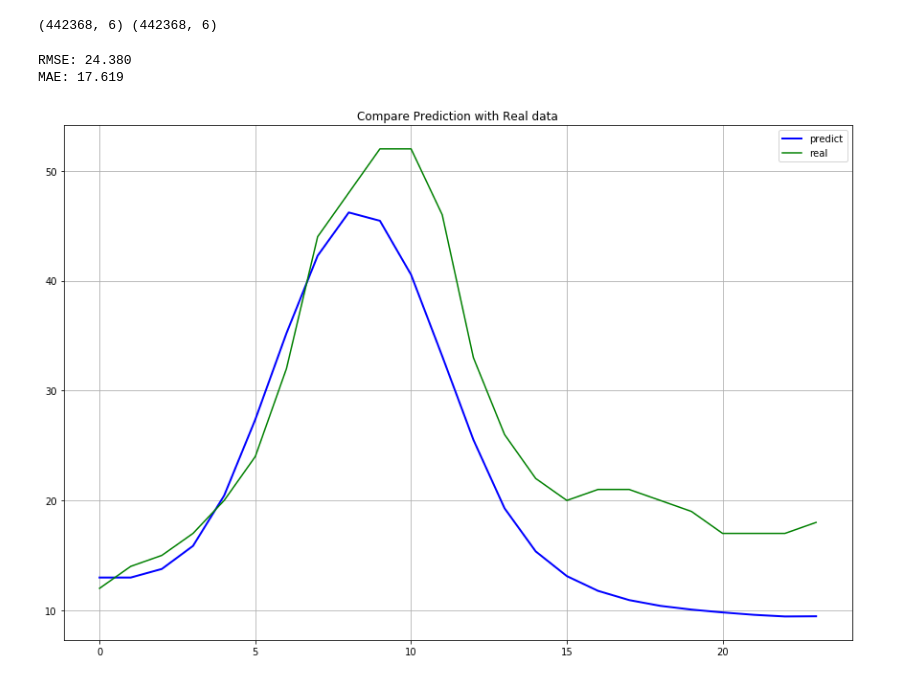
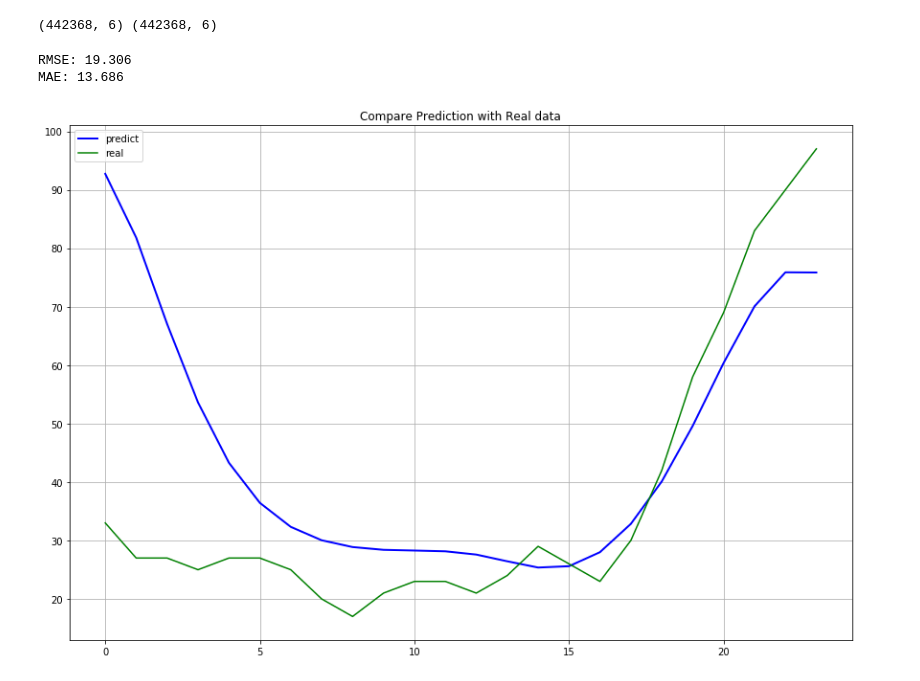
Before and after one commit to xiaopc/air_quality, a Jupyter notebook: fit.ipynb, the cells around one changed output. Cells and saved outputs as stored; diff of their text form; code cells hidden in the pictures.

```diff
--- a/fit.ipynb
+++ b/fit.ipynb
@@ -127,6 +133,6 @@ Training data shape X, y =>  (27648, 72, 6) (27648, 24, 1)
 # load model
 from tensorflow.keras.models import load_model
 
-model = load_model('records/16_model.h5')
+model = load_model('records/18_model.h5')
 model.summary()
 # %% [output]
@@ -194,26 +183,26 @@ mae = mean_absolute_error(inv_y[:, 4], inv_yhat[:, 4])
 label = 'RMSE: %.3f\nMAE: %.3f' % (rmse, mae)
 print(label)
 # %% [output]
-RMSE: 24.380
-MAE: 17.619
+RMSE: 19.306
+MAE: 13.686
 # %%
 # draw plot
 from matplotlib import pyplot
 %matplotlib inline
 
-offset_hours = 8 * 24
+offset_hours = 80 * 24
 yhat_offset = inv_yhat[offset_hours * 24 : offset_hours * 24 + 24, 4]
 y_offset = inv_y[offset_hours * 24 : offset_hours * 24 + 24, 4]
 
 fig = pyplot.figure(figsize=(12, 8))
 axes = fig.add_subplot(1, 1, 1)
 period = 240
 line1, = axes.plot(range(len(yhat_offset)), yhat_offset, 'b', label = 'predict', linewidth=2)
 line2, = axes.plot(range(len(y_offset)), y_offset, 'g', label = 'real')
 axes.grid()
 fig.tight_layout()
 pyplot.legend(handles = [line1, line2])
 pyplot.title('Compare Prediction with Real data')
 pyplot.show()
 # %% [output]
-[figure, old version]
+[figure, new version]
```
Also changed, not shown: parts of 2 cells of this notebook, 7 other files.
